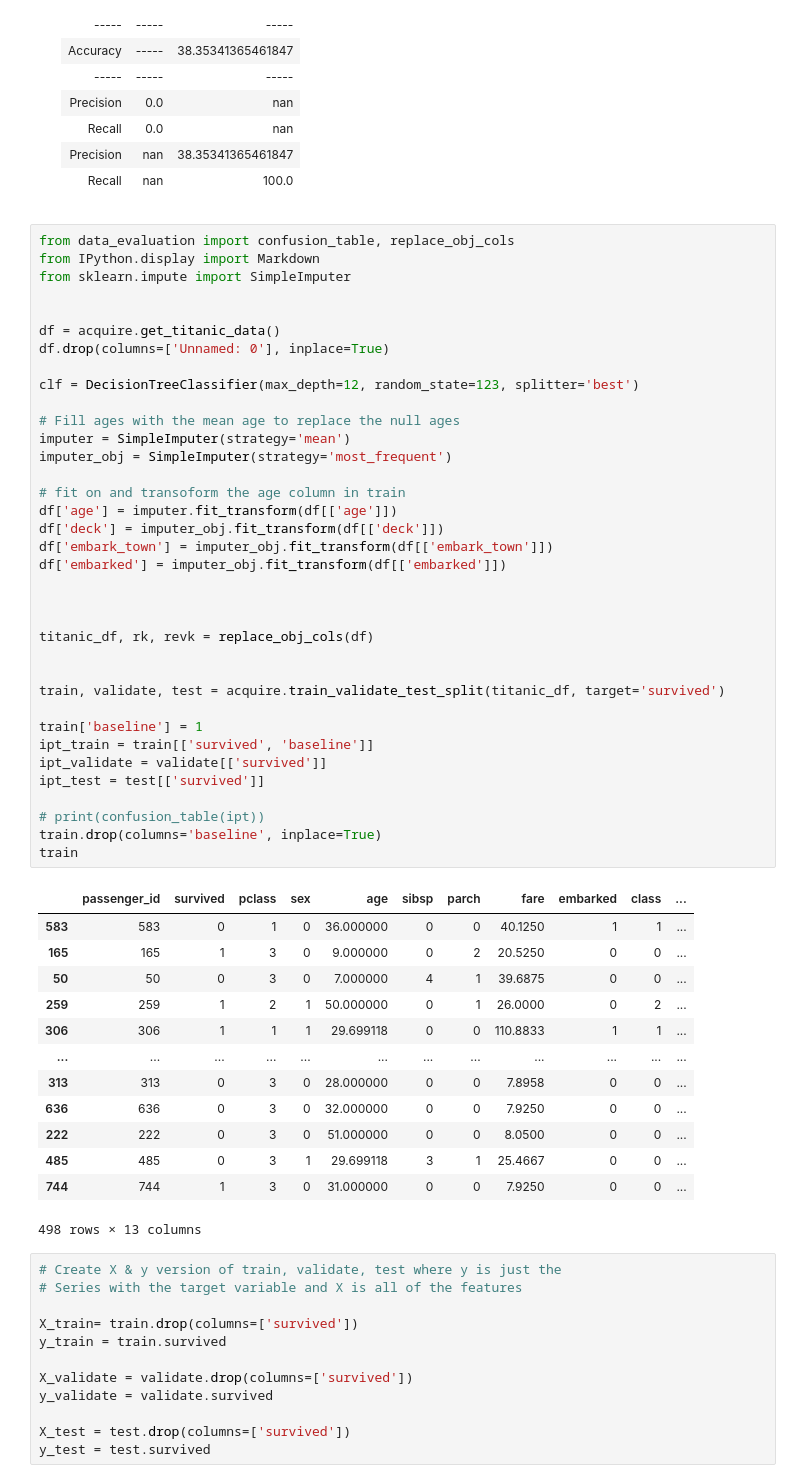
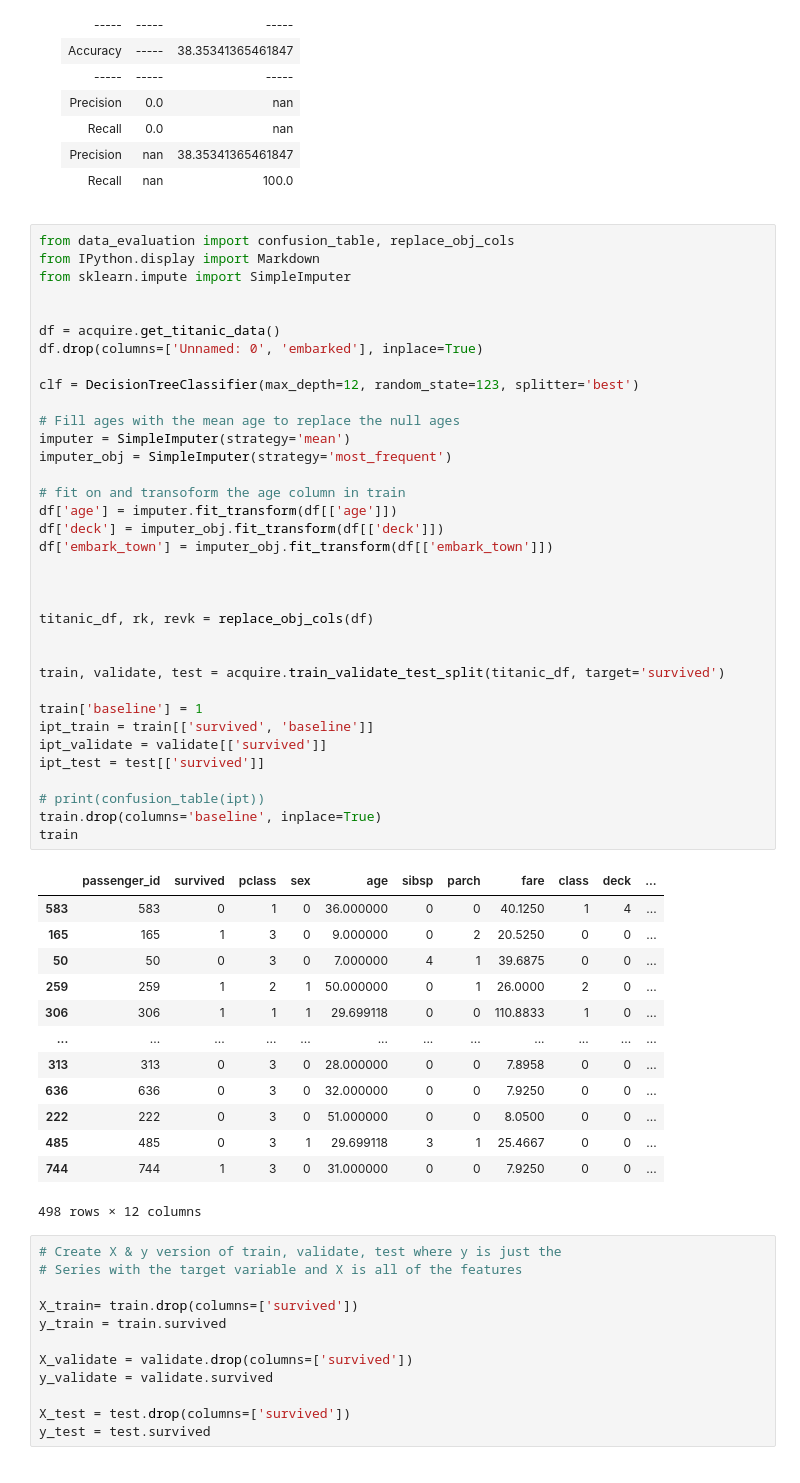
Before and after one commit to CharlesAtchison/classification-exercises, a Jupyter notebook: model.ipynb, the cells around one changed output. Saved outputs shown, nothing was run; the diff lists cells and outputs as text.

```diff
--- a/model.ipynb
+++ b/model.ipynb
@@ -54,49 +54,48 @@ from sklearn.impute import SimpleImputer
 
 
 df = acquire.get_titanic_data()
-df.drop(columns=['Unnamed: 0'], inplace=True)
+df.drop(columns=['Unnamed: 0', 'embarked'], inplace=True)
 
 clf = DecisionTreeClassifier(max_depth=12, random_state=123, splitter='best')
 
 # Fill ages with the mean age to replace the null ages
 imputer = SimpleImputer(strategy='mean')
 imputer_obj = SimpleImputer(strategy='most_frequent')
 
 # fit on and transoform the age column in train
 df['age'] = imputer.fit_transform(df[['age']])
 df['deck'] = imputer_obj.fit_transform(df[['deck']])
 df['embark_town'] = imputer_obj.fit_transform(df[['embark_town']])
-df['embarked'] = imputer_obj.fit_transform(df[['embarked']])
 
 
 
 titanic_df, rk, revk = replace_obj_cols(df)
 
 
 train, validate, test = acquire.train_validate_test_split(titanic_df, target='survived')
 
 train['baseline'] = 1
 ipt_train = train[['survived', 'baseline']]
 ipt_validate = validate[['survived']]
 ipt_test = test[['survived']]
 
 # print(confusion_table(ipt))
 train.drop(columns='baseline', inplace=True)
 train
 # %% [output]
-|  | passenger_id | survived | pclass | sex | age | sibsp | parch | fare | embarked | class | ... |
-| 583 | 583 | 0 | 1 | 0 | 36.000000 | 0 | 0 | 40.1250 | 1 | 1 | ... |
+|  | passenger_id | survived | pclass | sex | age | sibsp | parch | fare | class | deck | ... |
+| 583 | 583 | 0 | 1 | 0 | 36.000000 | 0 | 0 | 40.1250 | 1 | 4 | ... |
 | 165 | 165 | 1 | 3 | 0 | 9.000000 | 0 | 2 | 20.5250 | 0 | 0 | ... |
 | 50 | 50 | 0 | 3 | 0 | 7.000000 | 4 | 1 | 39.6875 | 0 | 0 | ... |
-| 259 | 259 | 1 | 2 | 1 | 50.000000 | 0 | 1 | 26.0000 | 0 | 2 | ... |
-| 306 | 306 | 1 | 1 | 1 | 29.699118 | 0 | 0 | 110.8833 | 1 | 1 | ... |
+| 259 | 259 | 1 | 2 | 1 | 50.000000 | 0 | 1 | 26.0000 | 2 | 0 | ... |
+| 306 | 306 | 1 | 1 | 1 | 29.699118 | 0 | 0 | 110.8833 | 1 | 0 | ... |
 | ... | ... | ... | ... | ... | ... | ... | ... | ... | ... | ... | ... |
 | 313 | 313 | 0 | 3 | 0 | 28.000000 | 0 | 0 | 7.8958 | 0 | 0 | ... |
 | 636 | 636 | 0 | 3 | 0 | 32.000000 | 0 | 0 | 7.9250 | 0 | 0 | ... |
 | 222 | 222 | 0 | 3 | 0 | 51.000000 | 0 | 0 | 8.0500 | 0 | 0 | ... |
 | 485 | 485 | 0 | 3 | 1 | 29.699118 | 3 | 1 | 25.4667 | 0 | 0 | ... |
 | 744 | 744 | 1 | 3 | 0 | 31.000000 | 0 | 0 | 7.9250 | 0 | 0 | ... |
-498 rows × 13 columns
+498 rows × 12 columns
 # %%
 # Create X & y version of train, validate, test where y is just the
 # Series with the target variable and X is all of the features
```
Also changed, not shown: parts of 16 cells of this notebook, 4 other files.
